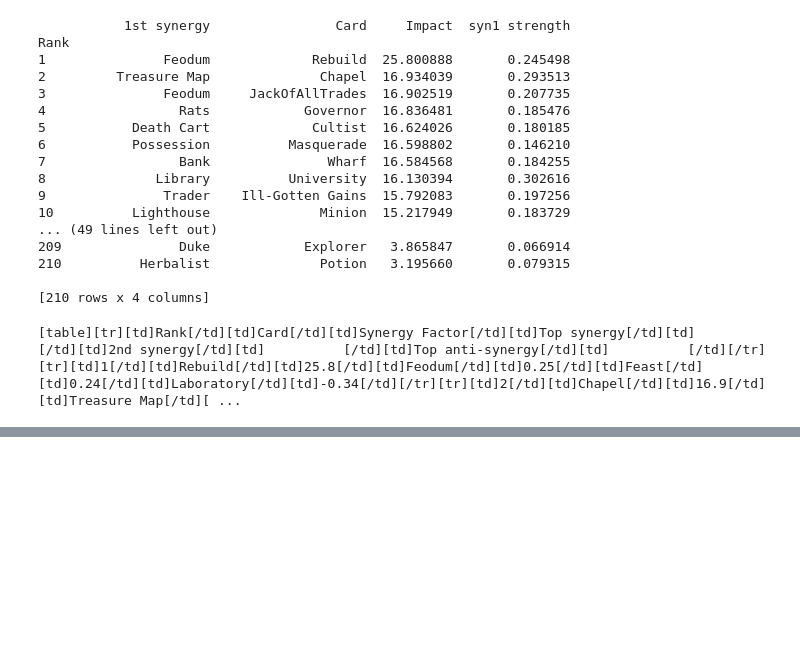
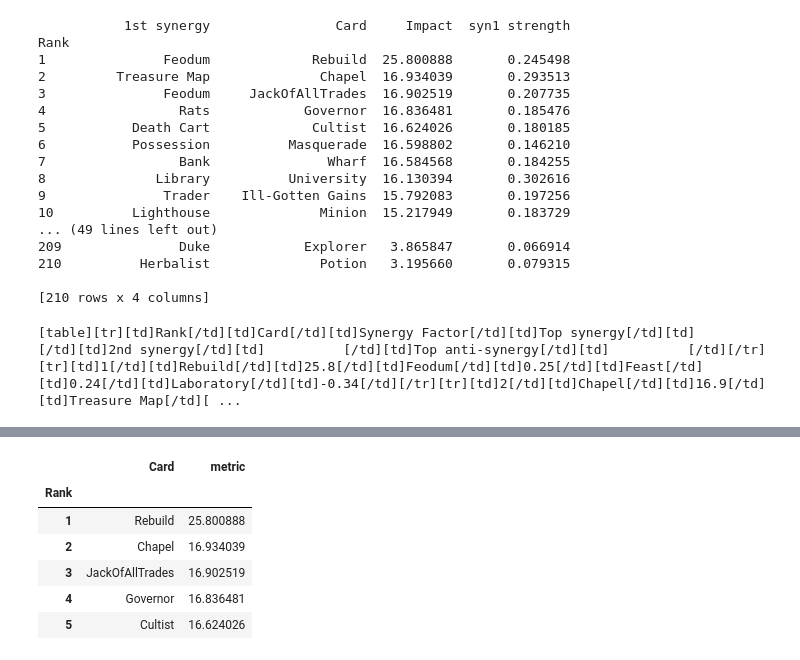
Before and after one commit to tristanlmiller/CouncilRoom-Analysis, a Jupyter notebook: Impact factor.ipynb, the cells around one changed output, grey strips where cells are left out. Saved outputs shown, nothing was run; the diff lists cells and outputs as text; code cells hidden in the pictures; blank space fills up the shorter version.

```diff
--- a/Impact factor.ipynb
+++ b/Impact factor.ipynb
@@ -268,0 +289,11 @@ print(table_string)
+# %%
+synergy = get_synergy()
+synergy.head()
+# %% [output]
+|  | Card | metric |
+| Rank |  |  |
+| 1 | Rebuild | 25.800888 |
+| 2 | Chapel | 16.934039 |
+| 3 | JackOfAllTrades | 16.902519 |
+| 4 | Governor | 16.836481 |
+| 5 | Cultist | 16.624026 |
```
Also changed, not shown: parts of 5 cells of this notebook, 9 other files.
